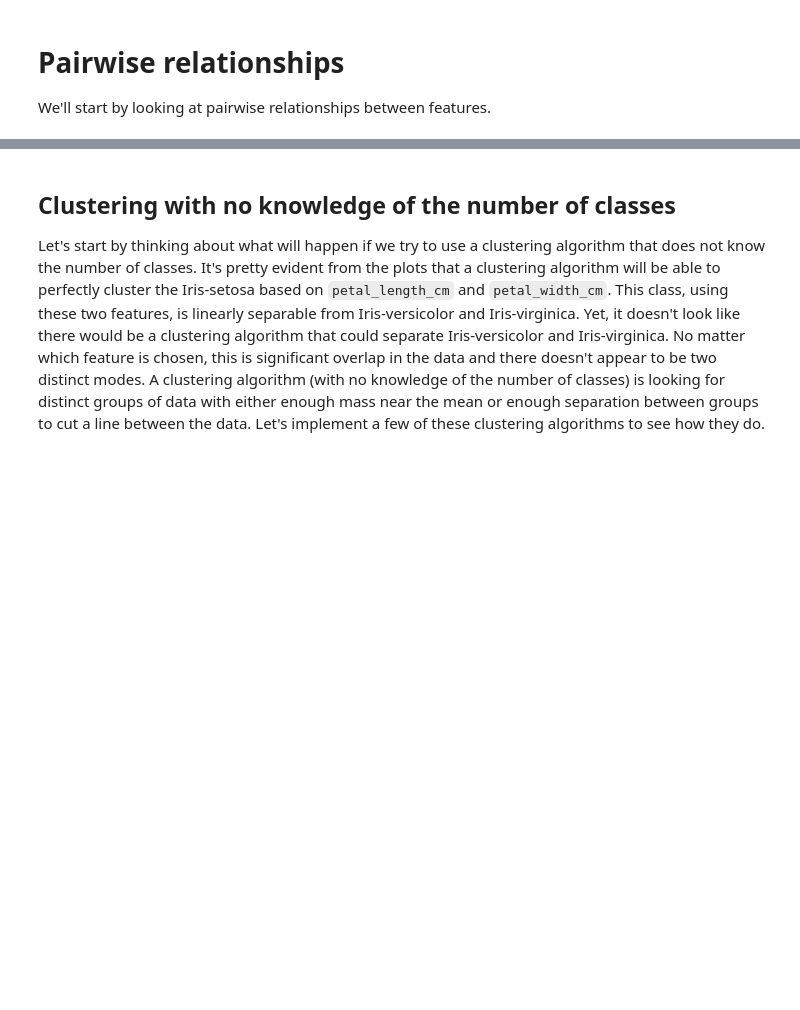
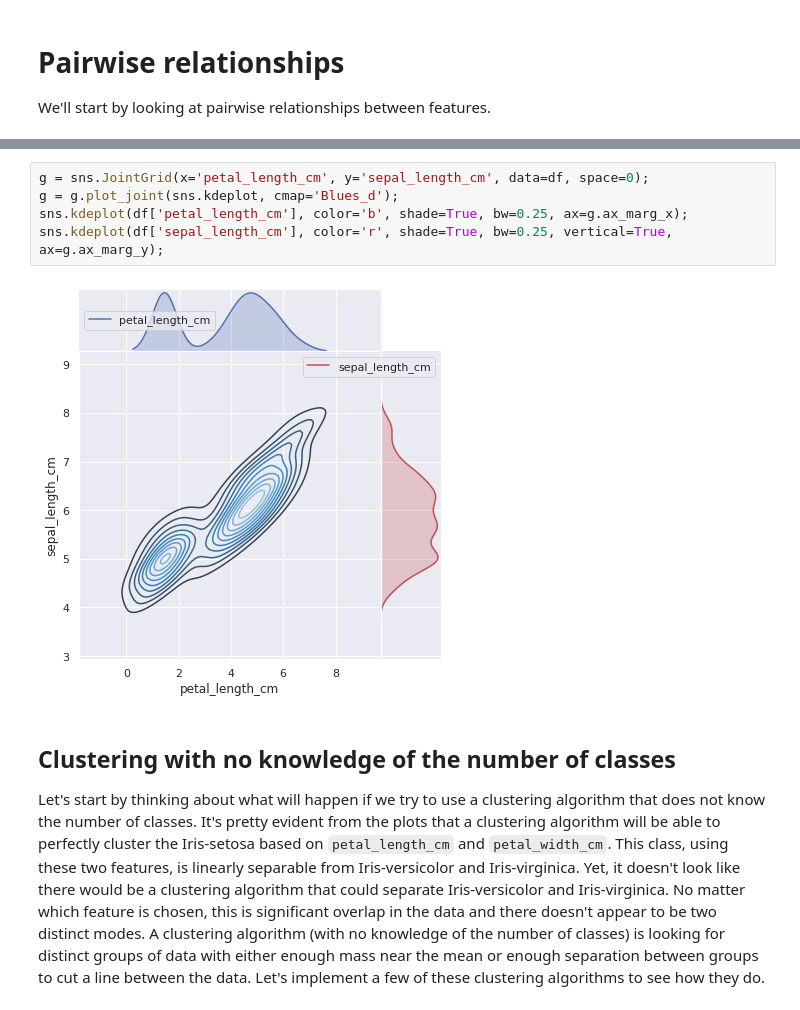
Before and after one commit to peterhillyard/ml-exploration, a Jupyter notebook: iris/explore.ipynb, the cells around one changed output, grey strips where cells are left out. Drawn from its saved outputs; the diff is of its cells as text; blank space fills up the shorter version.

```diff
--- a/iris/explore.ipynb
+++ b/iris/explore.ipynb
@@ -30,3 +31,10 @@ g = g.add_legend()
+# %%
+g = sns.JointGrid(x='petal_length_cm', y='sepal_length_cm', data=df, space=0);
+g = g.plot_joint(sns.kdeplot, cmap='Blues_d');
+sns.kdeplot(df['petal_length_cm'], color='b', shade=True, bw=0.25, ax=g.ax_marg_x);
+sns.kdeplot(df['sepal_length_cm'], color='r', shade=True, bw=0.25, vertical=True, ax=g.ax_marg_y);
+# %% [output]
+[figure, added]
 # %% [markdown]
 ## Clustering with no knowledge of the number of classes
 Let's start by thinking about what will happen if we try to use a clustering algorithm that does not know the number of classes. It's pretty evident from the plots that a clustering algorithm will be able to perfectly cluster the Iris-setosa based on `petal_length_cm` and `petal_width_cm`. This class, using these two features, is linearly separable from Iris-versicolor and Iris-virginica. Yet, it doesn't look like there would be a clustering algorithm that could separate Iris-versicolor and Iris-virginica. No matter which feature is chosen, this is significant overlap in the data and there doesn't appear to be two distinct modes. A clustering algorithm (with no knowledge of the number of classes) is looking for distinct groups of data with either enough mass near the mean or enough separation between groups to cut a line between the data. Let's implement a few of these clustering algorithms to see how they do.
```
Also changed, not shown: parts of 12 cells of this notebook.
